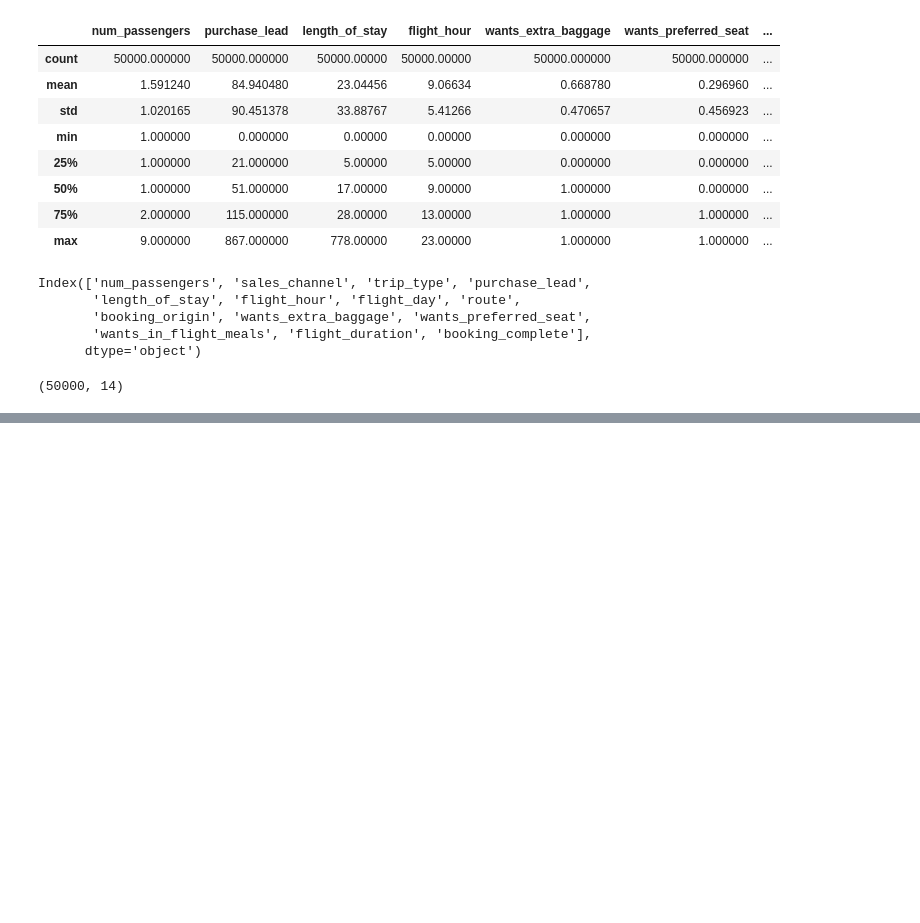
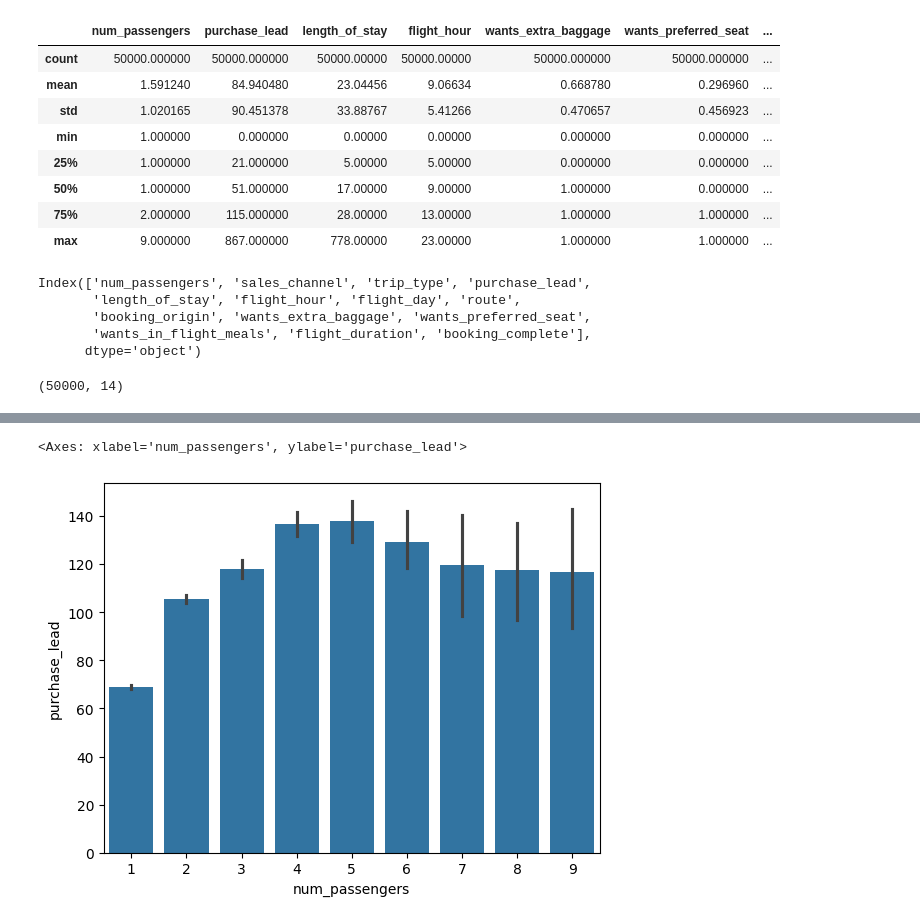
Before and after one commit to JOCRZ/BritishAirways-Intership, a Jupyter notebook: British-Airways/Ipython-book/model.ipynb, the cells around one changed output, grey strips where cells are left out. Saved outputs shown, nothing was run; the diff lists cells and outputs as text; code cells hidden in the pictures; blank space fills up the shorter version.

```diff
--- a/British-Airways/Ipython-book/model.ipynb
+++ b/British-Airways/Ipython-book/model.ipynb
@@ -67,0 +310,5 @@ df
+# %%
+sns.barplot(data=df,x='num_passengers',y='purchase_lead')
+# %% [output]
+<Axes: xlabel='num_passengers', ylabel='purchase_lead'>
+[figure, added]
```
Also changed, not shown: parts of 36 cells of this notebook.
